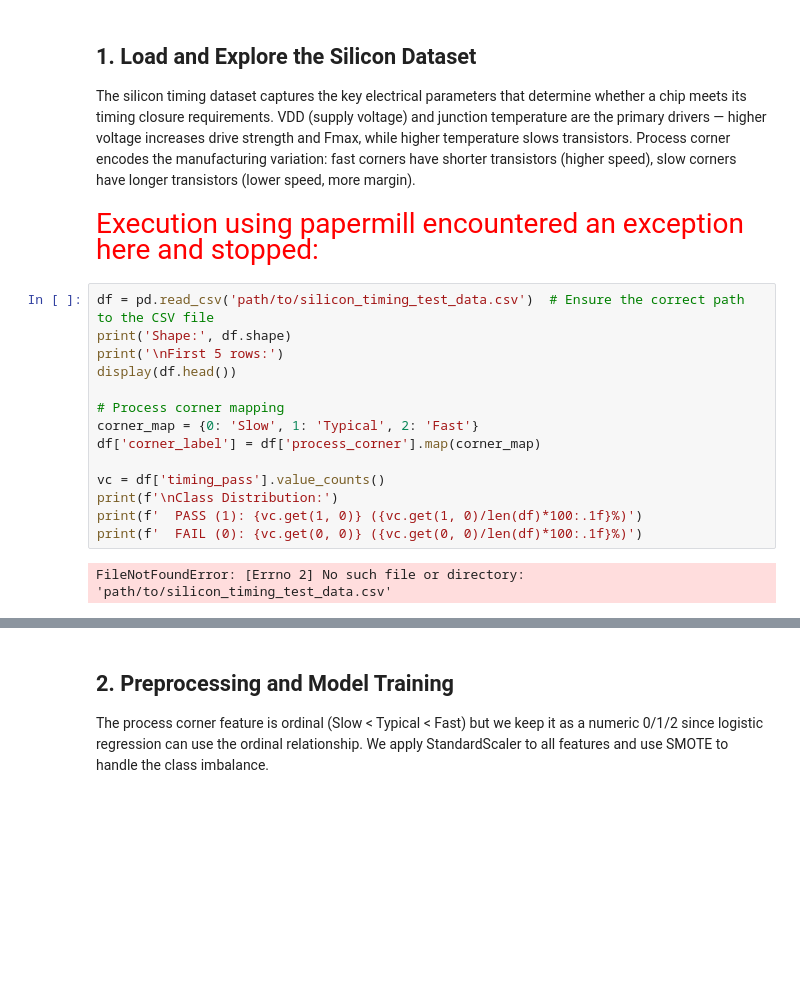
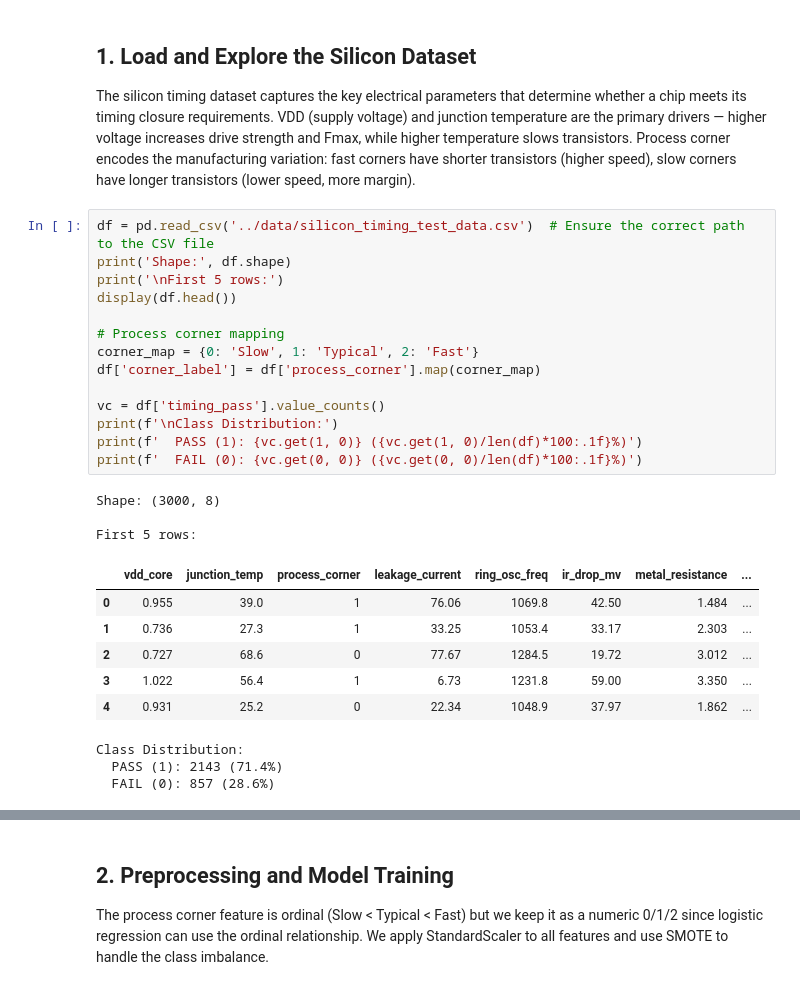
Before and after one commit to AIML-Engineering-Lab/002_classification_engine, a Jupyter notebook: notebooks/02_logistic_regression_silicon.ipynb, the cells around one changed output, grey strips where cells are left out. Drawn from its saved outputs; the diff is of its cells as text; blank space fills up the shorter version.

Commit message:
fix notebooks: correct data paths, execute, add wow 3D plots

```diff
--- a/notebooks/02_logistic_regression_silicon.ipynb
+++ b/notebooks/02_logistic_regression_silicon.ipynb
@@ -51,24 +49,33 @@ Libraries loaded.
 ## 1. Load and Explore the Silicon Dataset
 
 The silicon timing dataset captures the key electrical parameters that determine whether a chip meets its timing closure requirements. VDD (supply voltage) and junction temperature are the primary drivers — higher voltage increases drive strength and Fmax, while higher temperature slows transistors. Process corner encodes the manufacturing variation: fast corners have shorter transistors (higher speed), slow corners have longer transistors (lower speed, more margin).
-# %% [markdown]
-<span id="papermill-error-cell" style="color:red; font-family:Helvetica Neue, Helvetica, Arial, sans-serif; font-size:2em;">Execution using papermill encountered an exception here and stopped:</span>
 # %%
-df = pd.read_csv('path/to/silicon_timing_test_data.csv')  # Ensure the correct path to the CSV file
+df = pd.read_csv('../data/silicon_timing_test_data.csv')  # Ensure the correct path to the CSV file
 print('Shape:', df.shape)
 print('\nFirst 5 rows:')
 display(df.head())
 
 # Process corner mapping
 corner_map = {0: 'Slow', 1: 'Typical', 2: 'Fast'}
 df['corner_label'] = df['process_corner'].map(corner_map)
 
 vc = df['timing_pass'].value_counts()
 print(f'\nClass Distribution:')
 print(f'  PASS (1): {vc.get(1, 0)} ({vc.get(1, 0)/len(df)*100:.1f}%)')
 print(f'  FAIL (0): {vc.get(0, 0)} ({vc.get(0, 0)/len(df)*100:.1f}%)')
 # %% [output]
-FileNotFoundError: [Errno 2] No such file or directory: 'path/to/silicon_timing_test_data.csv'
+Shape: (3000, 8)
+
+First 5 rows:
+|  | vdd_core | junction_temp | process_corner | leakage_current | ring_osc_freq | ir_drop_mv | metal_resistance | ... |
+| 0 | 0.955 | 39.0 | 1 | 76.06 | 1069.8 | 42.50 | 1.484 | ... |
+| 1 | 0.736 | 27.3 | 1 | 33.25 | 1053.4 | 33.17 | 2.303 | ... |
+| 2 | 0.727 | 68.6 | 0 | 77.67 | 1284.5 | 19.72 | 3.012 | ... |
+| 3 | 1.022 | 56.4 | 1 | 6.73 | 1231.8 | 59.00 | 3.350 | ... |
+| 4 | 0.931 | 25.2 | 0 | 22.34 | 1048.9 | 37.97 | 1.862 | ... |
+Class Distribution:
+  PASS (1): 2143 (71.4%)
+  FAIL (0): 857 (28.6%)
 # %%
 # VDD vs Temperature scatter colored by pass/fail
 fig, axes = plt.subplots(1, 2, figsize=(15, 6))
```
Also changed, not shown: parts of 10 cells of this notebook, 3 other files.
